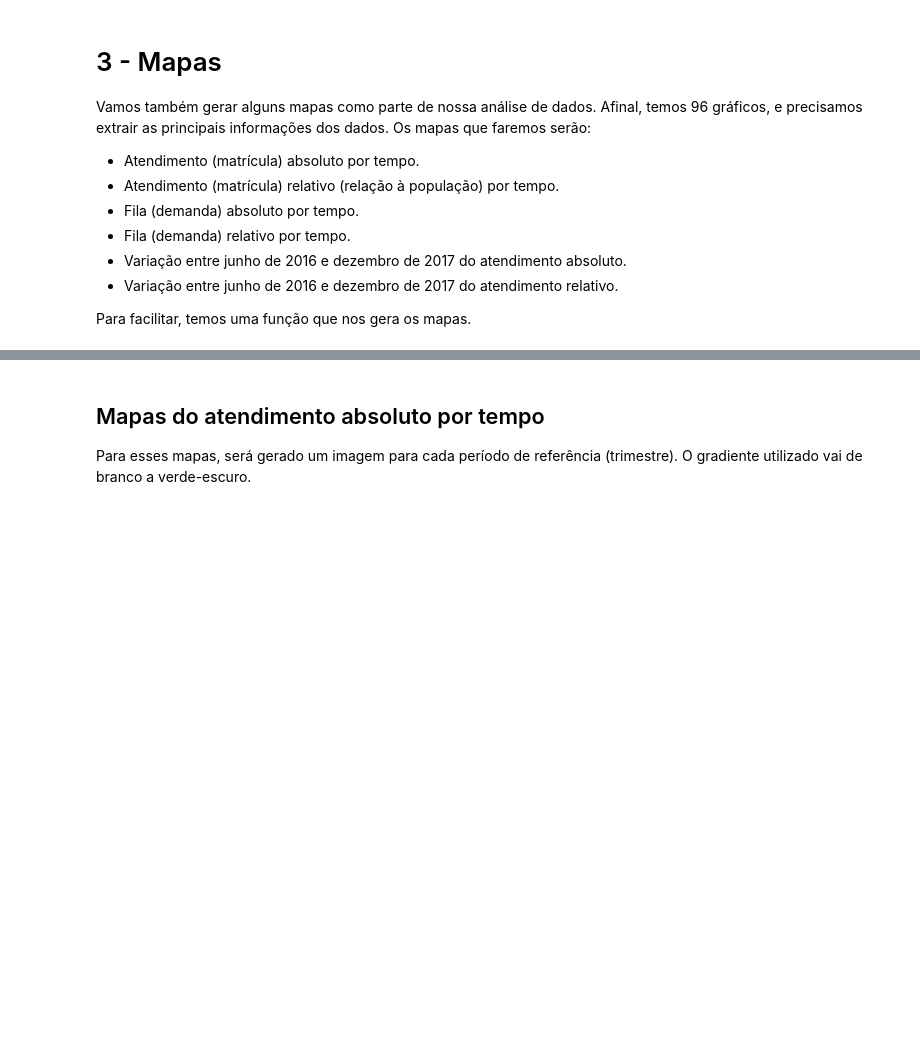
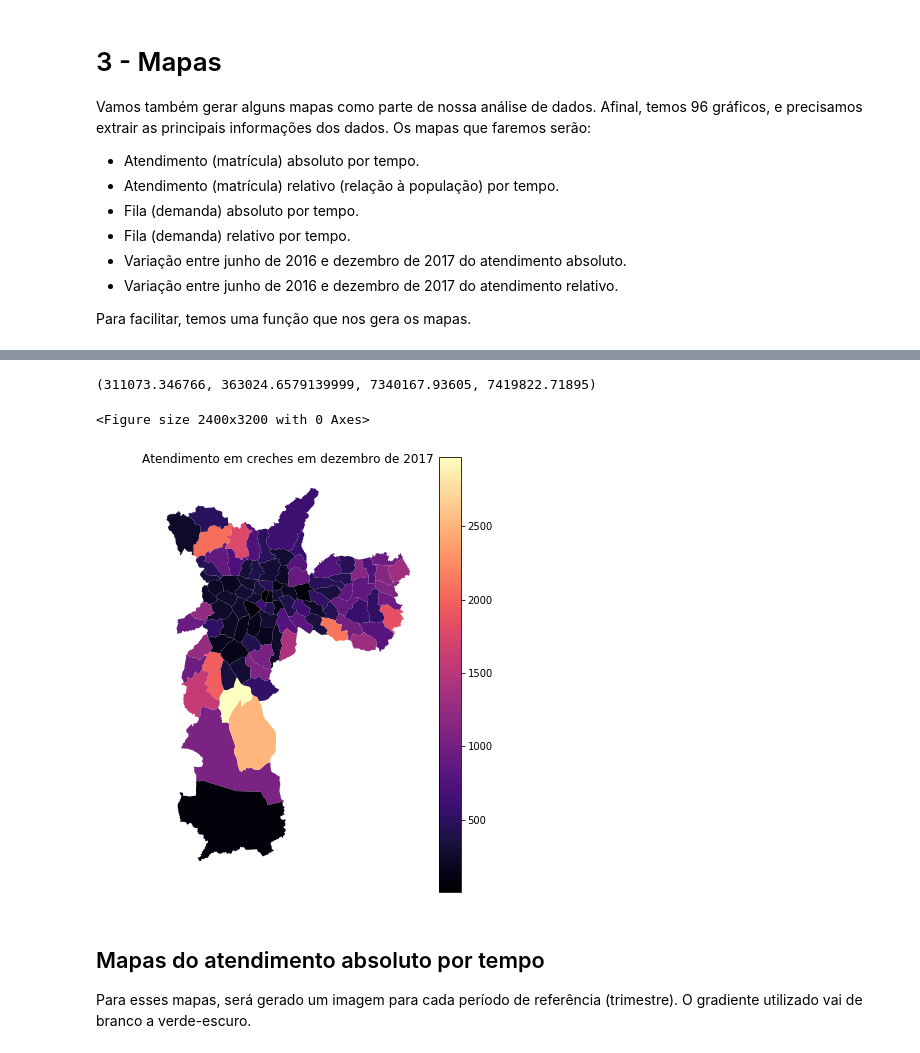
Before and after one commit to lsflp/MAC0213, a Jupyter notebook: Analises/3-mapas.ipynb, the cells around one changed output, grey strips where cells are left out. Drawn from its saved outputs; the diff is of its cells as text; code cells hidden in the pictures; blank space fills up the shorter version.

```diff
--- a/Analises/3-mapas.ipynb
+++ b/Analises/3-mapas.ipynb
@@ -73,3 +71,32 @@ def geraMapa(periodo, tema, atributo, r_i, g_i, b_i, r_f, g_f, b_f, normatizador
+# %%
+import geopandas as gpd
+
+rcParams['figure.figsize'] = 6, 8
+figure(num=None, dpi=400, facecolor='w', edgecolor='k')
+
+dados_educ_pop = pd.read_csv('dados/dados_educ_pop.csv', sep = ',')
+distritos = gpd.read_file('dados/LAYER_DISTRITO/DEINFO_DISTRITO.shp')
+
+dados = dados_educ_pop[dados_educ_pop['MES_ANO_REF'] == 'dez-06']
+dados = dados[['DISTRITO', 'MAT_CRECHE']]
+
+for i in distritos.index:
+    nome = distritos.at[i, 'NOME_DIST'].split(' ')
+    if 'JD' in nome:
+        nome[0] = 'JARDIM'
+    if 'CID' in nome:
+        nome[0] = 'CIDADE'
+    distritos.at[i, 'NOME_DIST'] = ' '.join(nome)
+    recorte = dados[dados['DISTRITO'] == distritos.at[i, 'NOME_DIST']]
+    distritos.at[i, 'MAT_CRECHE'] = recorte['MAT_CRECHE'].values
+
+ax = distritos.plot(column='MAT_CRECHE', cmap='magma', legend=True)
+ax.set_title("Atendimento em creches em dezembro de 2017")
+ax.axis('off')
+# %% [output]
+(311073.346766, 363024.6579139999, 7340167.93605, 7419822.71895)
+<Figure size 2400x3200 with 0 Axes>
+[figure, added]
 # %% [markdown]
 ## Mapas do atendimento absoluto por tempo
 
```
Also changed, not shown: parts of 1 cell of this notebook, 1 other file.
